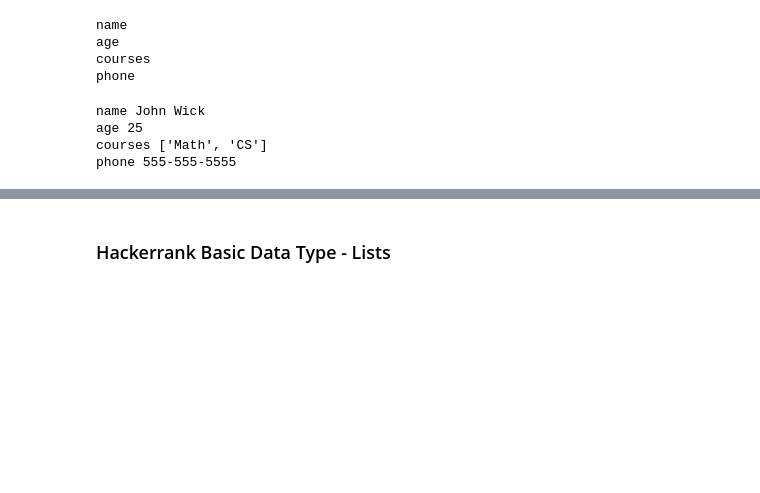
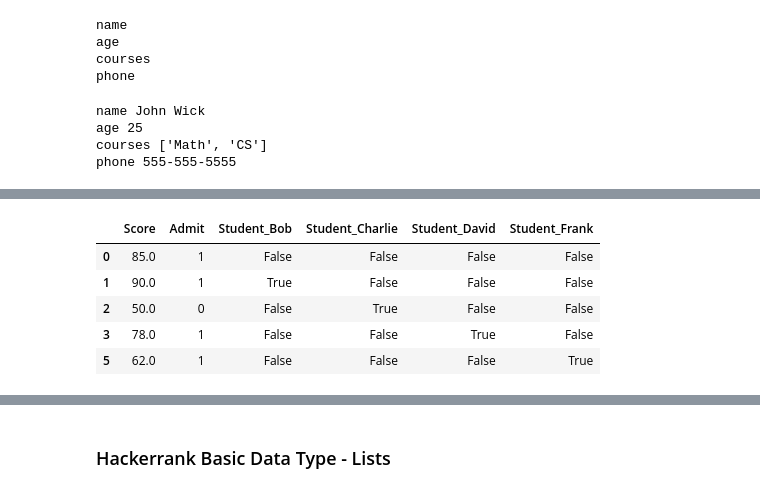
Before and after one commit to rog-SARTHAK/data-engineering, a Jupyter notebook: Python - String List.ipynb, the cells around one changed output, grey strips where cells are left out. Cells and saved outputs as stored; diff of their text form; code cells hidden in the pictures; blank space fills up the shorter version.

```diff
--- a/Python - String List.ipynb
+++ b/Python - String List.ipynb
@@ -594,0 +773,18 @@ phone 555-555-5555
+# %%
+# List of students
+students = ["Alice", "Bob", "Charlie", "David", "Eve", "Frank"]
+
+# List of scores
+scores = [85, 90, 50, 78, None, 62]
+
+# Acceptance list
+admit = ["Yes", "Yes", "No", "Yes", "No", "Yes"]
+
+# Combine the lists into a list of dictionaries
+student_data = [
+    {"Student": student, "Score": score, "Admit": admission}
+    for student, score, admission in zip(students, scores, admit)
+]
+
+# Print the list of dictionaries
+print(student_data)
@@ -594,0 +865,11 @@ phone 555-555-5555
+# %%
+# One-hot encode the "Student" column
+df_enc = pd.get_dummies(df_cleaned, columns=["Student"], drop_first=True)
+df_enc
+# %% [output]
+|  | Score | Admit | Student_Bob | Student_Charlie | Student_David | Student_Frank |
+| 0 | 85.0 | 1 | False | False | False | False |
+| 1 | 90.0 | 1 | True | False | False | False |
+| 2 | 50.0 | 0 | False | True | False | False |
+| 3 | 78.0 | 1 | False | False | True | False |
+| 5 | 62.0 | 1 | False | False | False | True |
```
Also changed, not shown: parts of 80 cells of this notebook.
